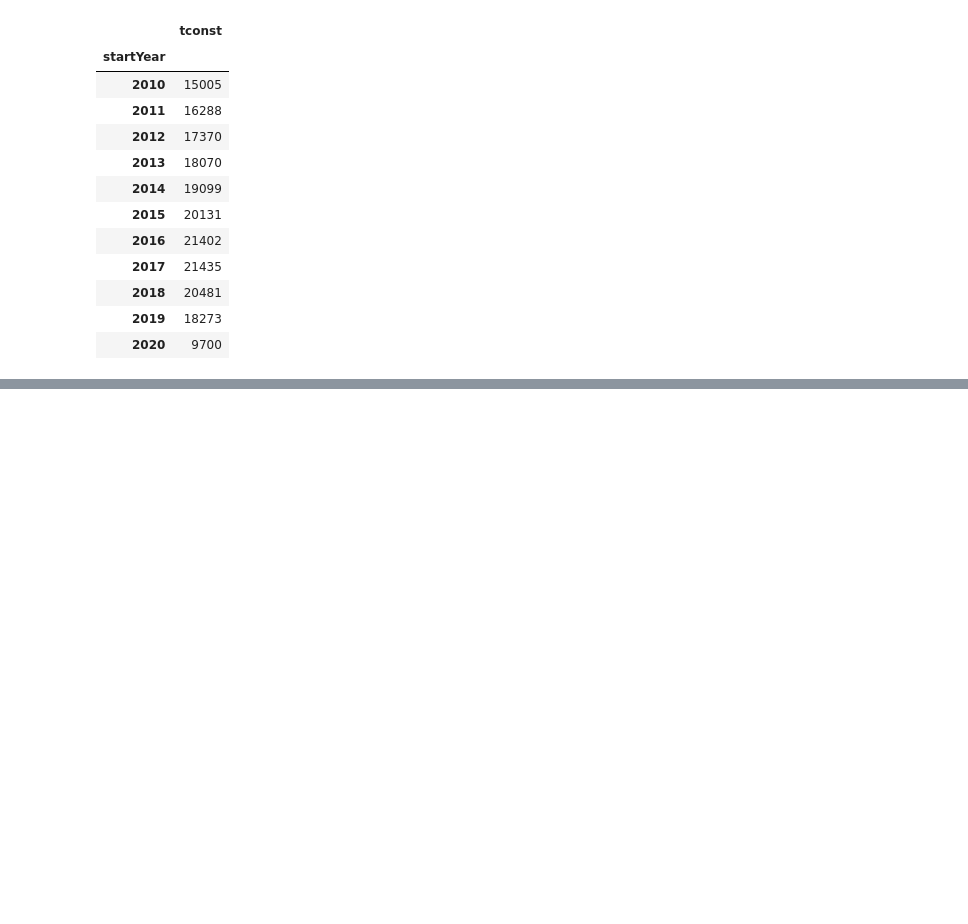
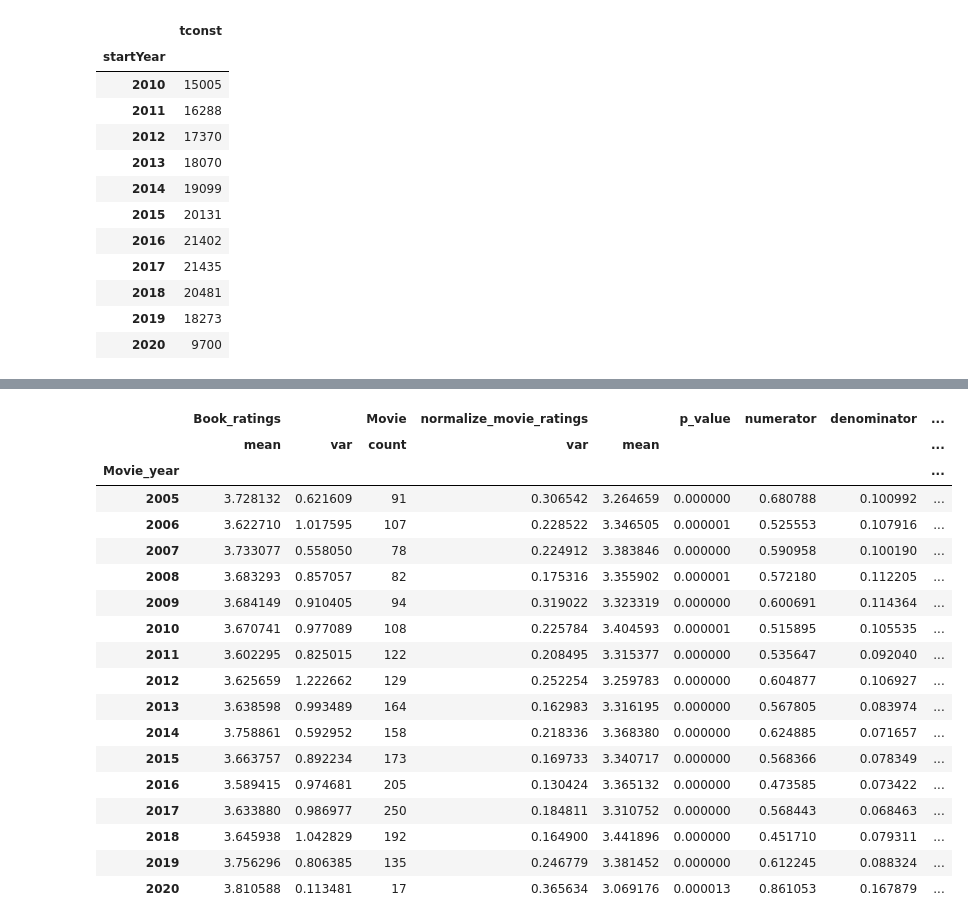
Before and after one commit to jankichauhan/Captsone_Goodreads_Imdb, a Jupyter notebook: Imdb_data_load.ipynb, the cells around one changed output, grey strips where cells are left out. Saved outputs shown, nothing was run; the diff lists cells and outputs as text; code cells hidden in the pictures; blank space fills up the shorter version.

```diff
--- a/Imdb_data_load.ipynb
+++ b/Imdb_data_load.ipynb
@@ -643,0 +652,10 @@ Text(0.5,0,'Year')
+# %%
+# df = (
+#         ((np.var(sample_1)/ss1 + np.var(sample_2)/ss2)**(2.0)) /
+#         ((np.var(sample_1)/ss1)**(2.0)/(ss1 - 1) + (np.var(sample_2)/ss2)**(2.0)/(ss2 - 1))
+#     )
+pd_movies_hyt['df_numerator'] = (pd_movies_hyt['Book_ratings']['var']/pd_movies_hyt['Movie']['count'] + pd_movies_hyt['normalize_movie_ratings']['var']/pd_movies_hyt['Movie']['count'])**(2.0)
+# %%
+pd_movies_hyt['df_denominator'] = (pd_movies_hyt['Book_ratings']['var']/pd_movies_hyt['Movie']['count'])**(2.0)/(pd_movies_hyt['Movie']['count']-1) + (pd_movies_hyt['normalize_movie_ratings']['var']/pd_movies_hyt['Movie']['count'])**(2.0)/(pd_movies_hyt['Movie']['count']-1)
+# %%
+pd_movies_hyt['df'] = pd_movies_hyt['df_numerator'] / pd_movies_hyt['df_denominator']
@@ -643,0 +666,26 @@ Text(0.5,0,'Year')
+# %%
+# p_value = students.cdf(test_statistic) + (1 - students.cdf(-test_statistic))
+
+pd_movies_hyt['p_value'] = 1- stats.t(pd_movies_hyt['df']).cdf(pd_movies_hyt['test_statistic'])
+# %%
+pd_movies_hyt.round(6)
+# %% [output]
+|  | Book_ratings |  | Movie | normalize_movie_ratings |  | p_value | numerator | denominator | ... |
+|  | mean | var | count | var | mean |  |  |  | ... |
+| Movie_year |  |  |  |  |  |  |  |  | ... |
+| 2005 | 3.728132 | 0.621609 | 91 | 0.306542 | 3.264659 | 0.000000 | 0.680788 | 0.100992 | ... |
+| 2006 | 3.622710 | 1.017595 | 107 | 0.228522 | 3.346505 | 0.000001 | 0.525553 | 0.107916 | ... |
+| 2007 | 3.733077 | 0.558050 | 78 | 0.224912 | 3.383846 | 0.000000 | 0.590958 | 0.100190 | ... |
+| 2008 | 3.683293 | 0.857057 | 82 | 0.175316 | 3.355902 | 0.000001 | 0.572180 | 0.112205 | ... |
+| 2009 | 3.684149 | 0.910405 | 94 | 0.319022 | 3.323319 | 0.000000 | 0.600691 | 0.114364 | ... |
+| 2010 | 3.670741 | 0.977089 | 108 | 0.225784 | 3.404593 | 0.000001 | 0.515895 | 0.105535 | ... |
+| 2011 | 3.602295 | 0.825015 | 122 | 0.208495 | 3.315377 | 0.000000 | 0.535647 | 0.092040 | ... |
+| 2012 | 3.625659 | 1.222662 | 129 | 0.252254 | 3.259783 | 0.000000 | 0.604877 | 0.106927 | ... |
+| 2013 | 3.638598 | 0.993489 | 164 | 0.162983 | 3.316195 | 0.000000 | 0.567805 | 0.083974 | ... |
+| 2014 | 3.758861 | 0.592952 | 158 | 0.218336 | 3.368380 | 0.000000 | 0.624885 | 0.071657 | ... |
+| 2015 | 3.663757 | 0.892234 | 173 | 0.169733 | 3.340717 | 0.000000 | 0.568366 | 0.078349 | ... |
+| 2016 | 3.589415 | 0.974681 | 205 | 0.130424 | 3.365132 | 0.000000 | 0.473585 | 0.073422 | ... |
+| 2017 | 3.633880 | 0.986977 | 250 | 0.184811 | 3.310752 | 0.000000 | 0.568443 | 0.068463 | ... |
+| 2018 | 3.645938 | 1.042829 | 192 | 0.164900 | 3.441896 | 0.000000 | 0.451710 | 0.079311 | ... |
+| 2019 | 3.756296 | 0.806385 | 135 | 0.246779 | 3.381452 | 0.000000 | 0.612245 | 0.088324 | ... |
+| 2020 | 3.810588 | 0.113481 | 17 | 0.365634 | 3.069176 | 0.000013 | 0.861053 | 0.167879 | ... |
```
Also changed, not shown: parts of 8 cells of this notebook, 1 other file.
